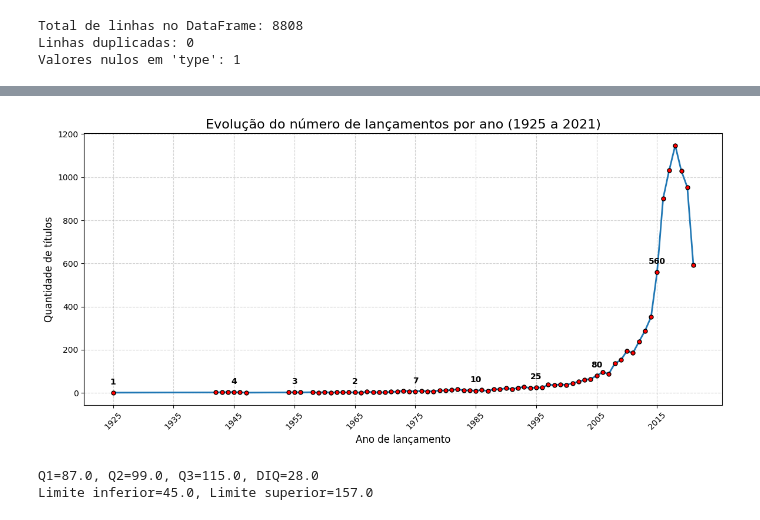
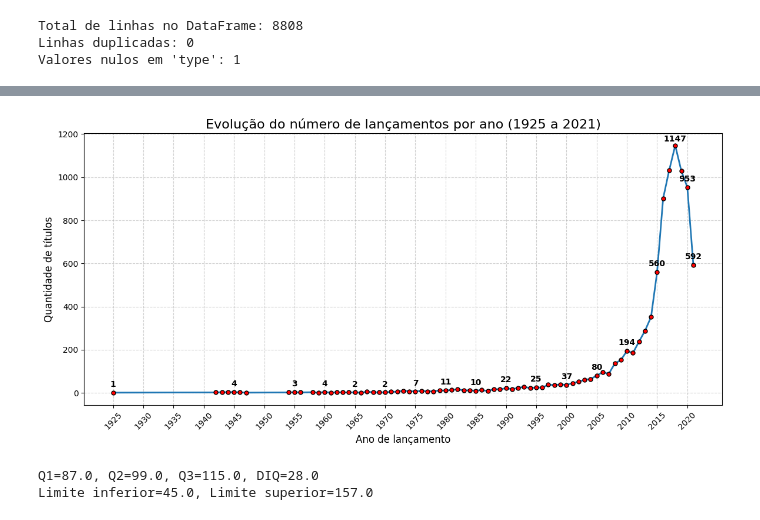
Before and after one commit to isadoraxaavier/trabalho_estatistica, a Jupyter notebook: Estatística.ipynb, the cells around one changed output, grey strips where cells are left out. Saved outputs shown, nothing was run; the diff lists cells and outputs as text; code cells hidden in the pictures.

```diff
--- a/Estatística.ipynb
+++ b/Estatística.ipynb
@@ -153,7 +157,6 @@ lancamentos_por_ano = df['release_year'].value_counts().sort_index()
 # (opcional) garantir todos os anos aparecendo, inclusive zeros:
 # lancamentos_por_ano = lancamentos_por_ano.reindex(np.arange(ano_min, ano_max+1), fill_value=0)
 
-
 fig, ax = plt.subplots(figsize=(14,6))
 linha, = ax.plot(
     lancamentos_por_ano.index, lancamentos_por_ano.values,
@@ -163,41 +166,59 @@ linha, = ax.plot(
 )
 
 ax.set_title(f"Evolução do número de lançamentos por ano ({ano_min} a {ano_max})", fontsize=16)
 ax.set_xlabel("Ano de lançamento", fontsize=12)
 ax.set_ylabel("Quantidade de títulos", fontsize=12)
 
-
-
-xticks = np.arange(ano_min, ano_max+1, 10)
+# eixo X de 5 em 5 anos
+xticks = np.arange(ano_min, ano_max+1, 5)
 ax.set_xticks(xticks)
 ax.tick_params(axis='x', labelrotation=45)
+
 ax.set_yticks(np.arange(0, lancamentos_por_ano.max()+200, 200))
 ax.grid(True, linestyle='--', alpha=0.6)
-
-
 
 # Números acima das bolinhas apenas nos anos do eixo X
 for ano in xticks:
     if ano in lancamentos_por_ano.index:
         ax.annotate(
             str(lancamentos_por_ano[ano]),
             xy=(ano, lancamentos_por_ano[ano]),
-            xytext=(0, 8), textcoords='offset points',
-            ha='center', va='bottom', fontsize=10,color='black', fontweight='semibold'
+            xytext=(0, 5), textcoords='offset points',
+            ha='center', va='bottom', fontsize=10, color='black', fontweight='semibold'
         )
+
+# --- Adicionar valor da bolinha mais alta ---
+ano_maximo = lancamentos_por_ano.idxmax()
+valor_maximo = lancamentos_por_ano.max()
+ax.annotate(
+    str(valor_maximo),
+    xy=(ano_maximo, valor_maximo),
+    xytext=(0, 3), textcoords='offset points',
+    ha='center', va='bottom', fontsize=10, color='black', fontweight='semibold'
+)
+
+# --- Adicionar valor da última bolinha ---
+ano_final = lancamentos_por_ano.index[-1]
+valor_final = lancamentos_por_ano.iloc[-1]
+ax.annotate(
+    str(valor_final),
+    xy=(ano_final, valor_final),
+    xytext=(0, 5), textcoords='offset points',
+    ha='center', va='bottom', fontsize=10, color='black', fontweight='semibold'
+)
 
 # Tooltip ao passar o mouse
 cursor = mplcursors.cursor(linha, hover=True)
 @cursor.connect("add")
 def on_add(sel):
     i = sel.index
     ano = lancamentos_por_ano.index[i]
     qtd = lancamentos_por_ano.values[i]
     sel.annotation.set_text(f"Ano: {ano}\nTítulos: {qtd}")
 
 plt.show()
 # %% [output]
-[figure, old version]
+[figure, new version]
 # %%
 import matplotlib.pyplot as plt
 import pandas as pd
```
Also changed, not shown: parts of 3 cells of this notebook.
